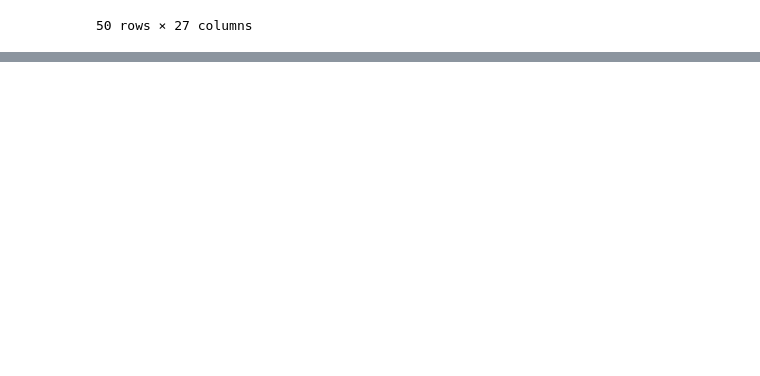
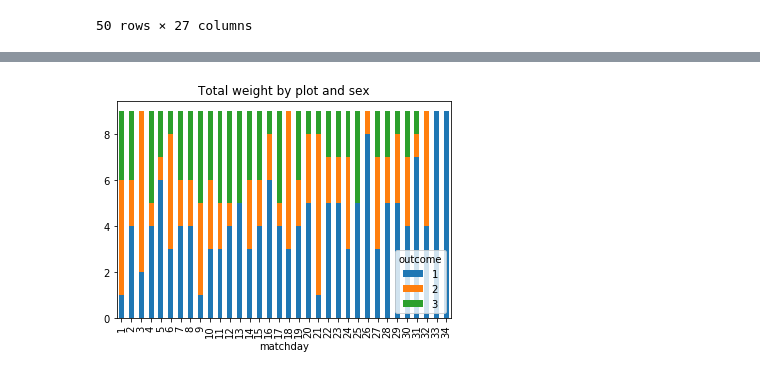
Before and after one commit to lucasjellema/jupyter-notebook-eredivisie, a Jupyter notebook: EredivisieResults_2016_2017.ipynb, the cells around one changed output, grey strips where cells are left out. Cells and saved outputs as stored; diff of their text form; code cells hidden in the pictures; blank space fills up the shorter version.

```diff
--- a/EredivisieResults_2016_2017.ipynb
+++ b/EredivisieResults_2016_2017.ipynb
@@ -605,0 +654,4 @@ fixtures.tail(50)
+# %%
+counts= fixtures.groupby(['matchday', 'outcome'])[['status']].count().reset_index()
+counts.rename(columns={'status': 'outcome_count'}, inplace=True)
+counts
@@ -605,0 +677,8 @@ fixtures.tail(50)
+# %%
+
+by_plot_sex = counts.groupby(['matchday','outcome'])
+plot_sex_count = by_plot_sex['outcome_count'].sum()
+spc = plot_sex_count.unstack()
+s_plot = spc.plot(kind='bar',stacked=True,title="Total weight by plot and sex")
+# %% [output]
+[figure, added]
```
Also changed, not shown: parts of 5 cells of this notebook.
